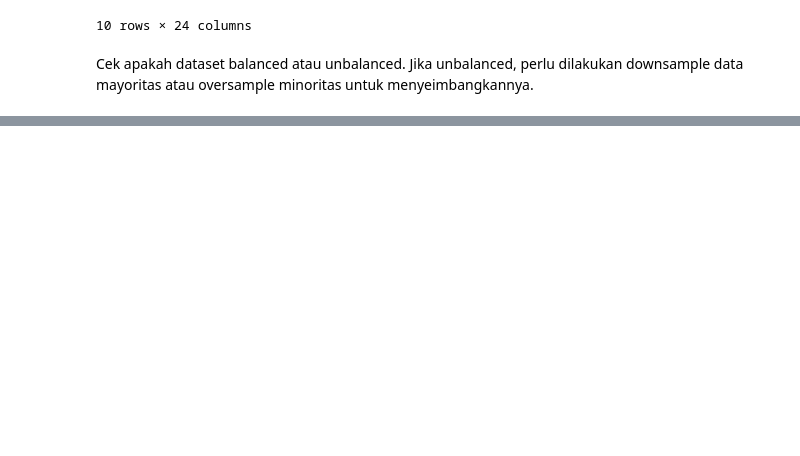
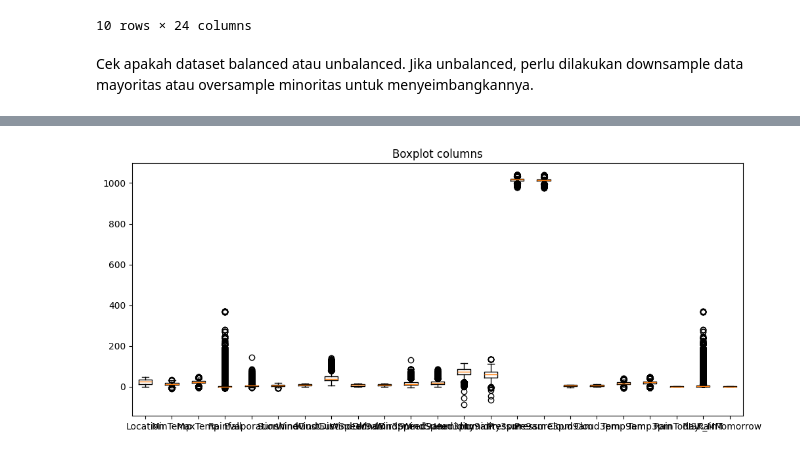
Before and after one commit to dikaizm/rainfall-prediction-ml, a Jupyter notebook: notebooks/1.0-initial-data-exploration.ipynb, the cells around one changed output, grey strips where cells are left out. Saved outputs shown, nothing was run; the diff lists cells and outputs as text; code cells hidden in the pictures; blank space fills up the shorter version.

```diff
--- a/notebooks/1.0-initial-data-exploration.ipynb
+++ b/notebooks/1.0-initial-data-exploration.ipynb
@@ -67,0 +129,24 @@ plt.show()
+# %%
+# Impute categorical variable with mode
+oversampled['Date'].fillna(oversampled['Date'].mode()[0], inplace=True)
+oversampled['Location'].fillna(oversampled['Location'].mode()[0], inplace=True)
+oversampled['WindGustDir'].fillna(oversampled['WindGustDir'].mode()[0], inplace=True)
+oversampled['WindDir9am'].fillna(oversampled['WindDir9am'].mode()[0], inplace=True)
+oversampled['WindDir3pm'].fillna(oversampled['WindDir3pm'].mode()[0], inplace=True)
+# %%
+# Convert categorical features to continuous features with LabelEncoding
+from sklearn.preprocessing import LabelEncoder
+label_encoder = {}
+for col in oversampled.select_dtypes(include=['object']).columns:
+    label_encoder[col] = LabelEncoder()
+    oversampled[col] = label_encoder[col].fit_transform(oversampled[col])
+# %%
+# Impute missing values with MICE (Multiple Imputation by Chained Equations)
+import warnings
+warnings.filterwarnings("ignore")
+
+from sklearn.experimental import enable_iterative_imputer
+from sklearn.impute import IterativeImputer
+MiceImputed = oversampled.copy(deep=True)
+mice_imputer = IterativeImputer()
+MiceImputed.iloc[:,:] = mice_imputer.fit_transform(oversampled)
@@ -67,0 +198,12 @@ plt.show()
+# %%
+cols_no_date = MiceImputed.drop(columns=['Date']).columns
+
+data_to_plot = [MiceImputed[col].dropna().values for col in cols_no_date]
+
+# Boxplot IQR to visualize outliers
+plt.figure(figsize=(12, 5))
+plt.boxplot(x=data_to_plot, labels=cols_no_date)
+plt.title("Boxplot columns")
+plt.show()
+# %% [output]
+[figure, added]
```
Also changed, not shown: parts of 9 cells of this notebook.
